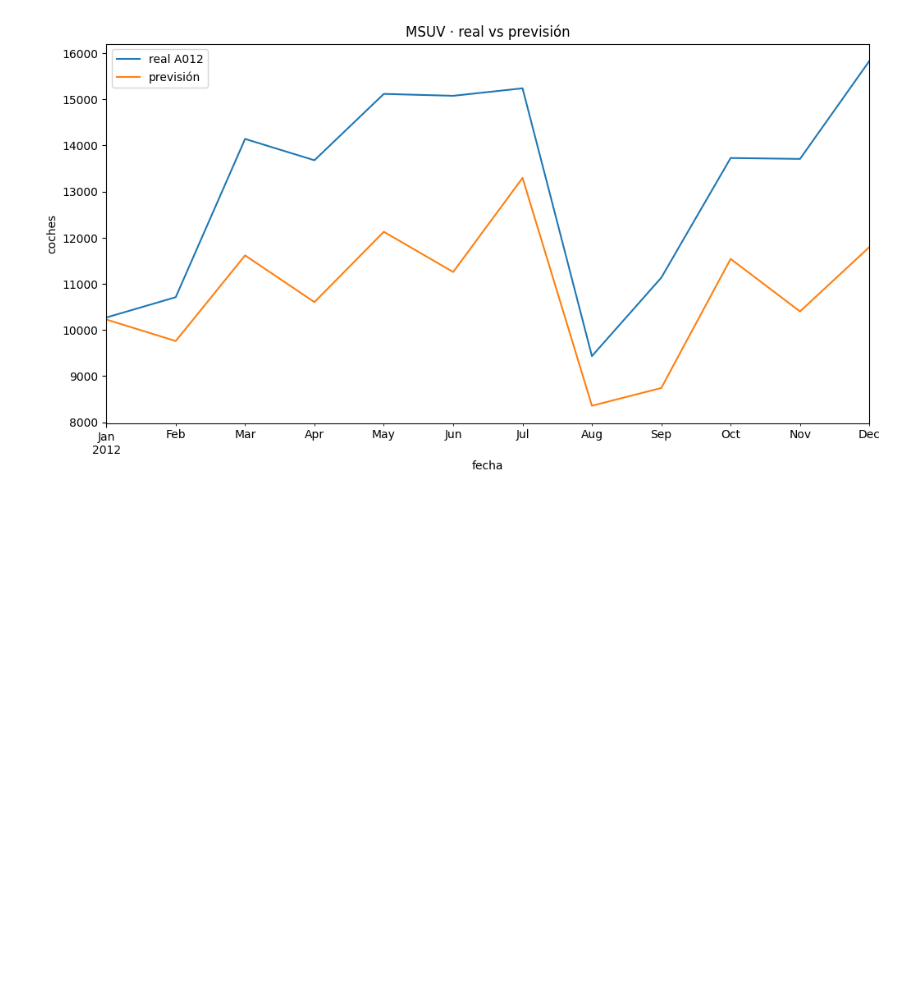
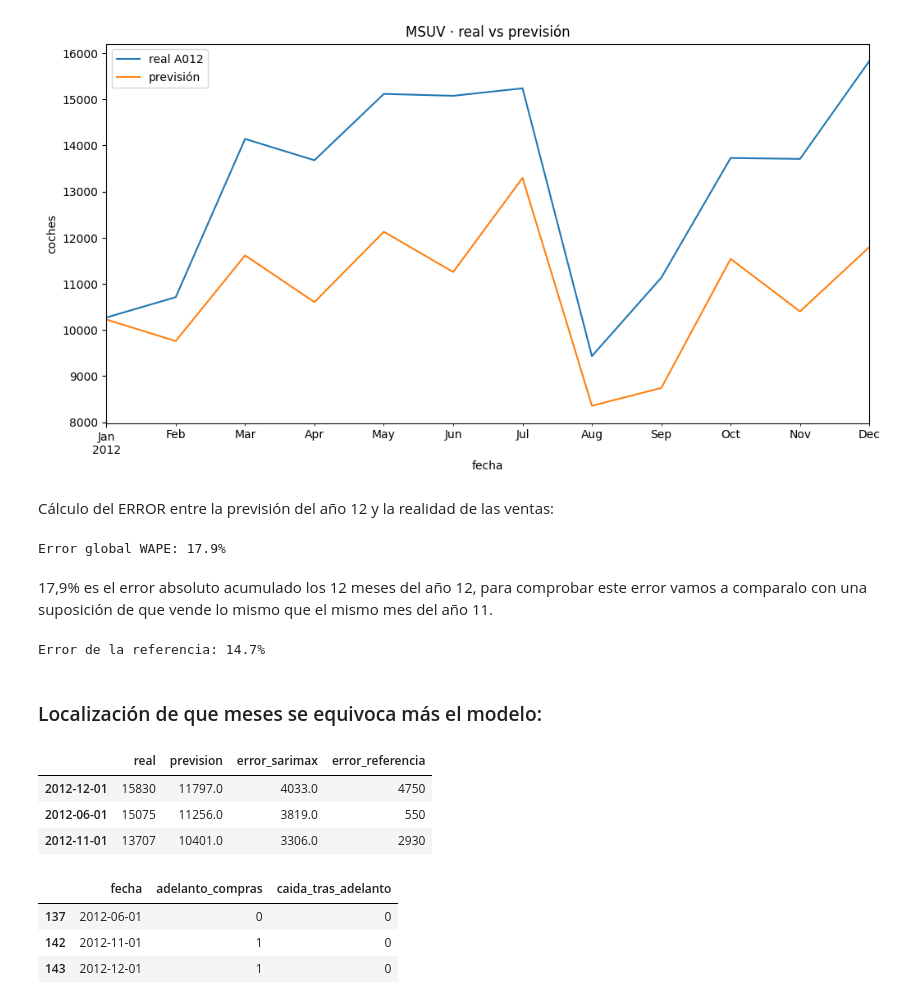
Before and after one commit to claudiaalozano/kaido-motors, a Jupyter notebook: examples/annex4_demand_baseline.ipynb, the cells around one changed output. Saved outputs shown, nothing was run; the diff lists cells and outputs as text; code cells hidden in the pictures; blank space fills up the shorter version.

```diff
--- a/examples/annex4_demand_baseline.ipynb
+++ b/examples/annex4_demand_baseline.ipynb
@@ -138,3 +159,61 @@ ax.legend()
 # %% [output]
 <matplotlib.legend.Legend at 0x...>
 [figure]
+# %% [markdown]
+Cálculo del ERROR entre la previsión del año 12 y la realidad de las ventas:
+# %%
+error = (
+    comparison["real"] - comparison["prevision"]
+).abs()
+
+wape = error.sum() / comparison["real"].sum() * 100
+
+print(f"Error global WAPE: {wape:.1f}%")
+# %% [output]
+Error global WAPE: 17.9%
+# %% [markdown]
+17,9% es el error absoluto acumulado los 12 meses del año 12, para comprobar este error vamos a comparalo con una suposición de que vende lo mismo que el mismo mes del año 11.
+# %%
+real = comparison["real"]
+referencia = y[is_train].iloc[-12:].to_numpy()
+
+wape_referencia = (
+    (real - referencia).abs().sum() / real.sum() * 100
+)
+
+print(f"Error de la referencia: {wape_referencia:.1f}%")
+# %% [output]
+Error de la referencia: 14.7%
+# %% [markdown]
+### Localización de que meses se equivoca más el modelo:
+# %%
+errores = comparison.copy()
+
+errores["error_sarimax"] = (
+    errores["real"] - errores["prevision"]
+).abs()
+
+errores["error_referencia"] = (
+    errores["real"] - referencia
+).abs()
+
+errores.sort_values(
+    "error_sarimax", ascending=False
+).head(3)
+# %% [output]
+|  | real | prevision | error_sarimax | error_referencia |
+| 2012-12-01 | 15830 | 11797.0 | 4033.0 | 4750 |
+| 2012-06-01 | 15075 | 11256.0 | 3819.0 | 550 |
+| 2012-11-01 | 13707 | 10401.0 | 3306.0 | 2930 |
+# %%
+meses_revisar = errores.nlargest(3, "error_sarimax").index
+
+macro.loc[
+    macro["fecha"].isin(meses_revisar),
+    ["fecha", "adelanto_compras", "caida_tras_adelanto"]
+]
+# %% [output]
+|  | fecha | adelanto_compras | caida_tras_adelanto |
+| 137 | 2012-06-01 | 0 | 0 |
+| 142 | 2012-11-01 | 1 | 0 |
+| 143 | 2012-12-01 | 1 | 0 |
```
Also changed, not shown: parts of 1 cell of this notebook, 2 other files.
